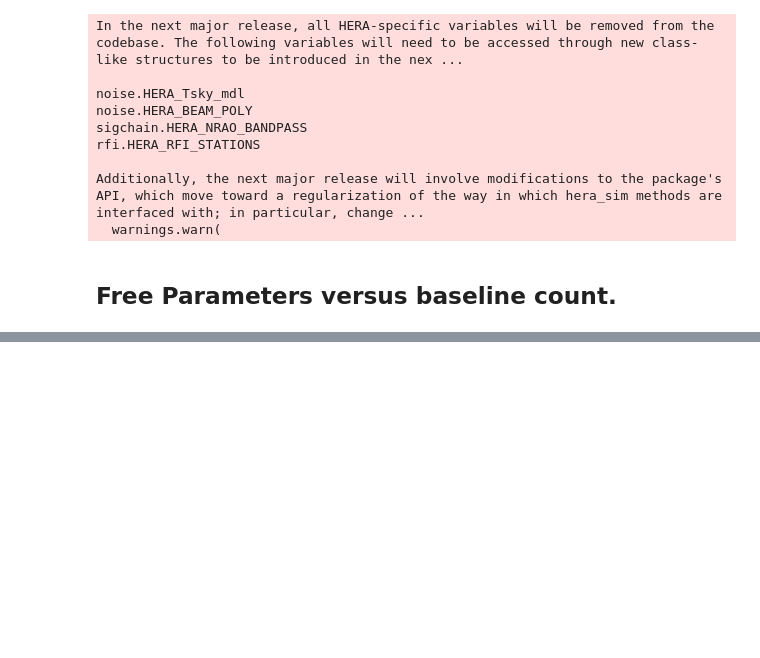
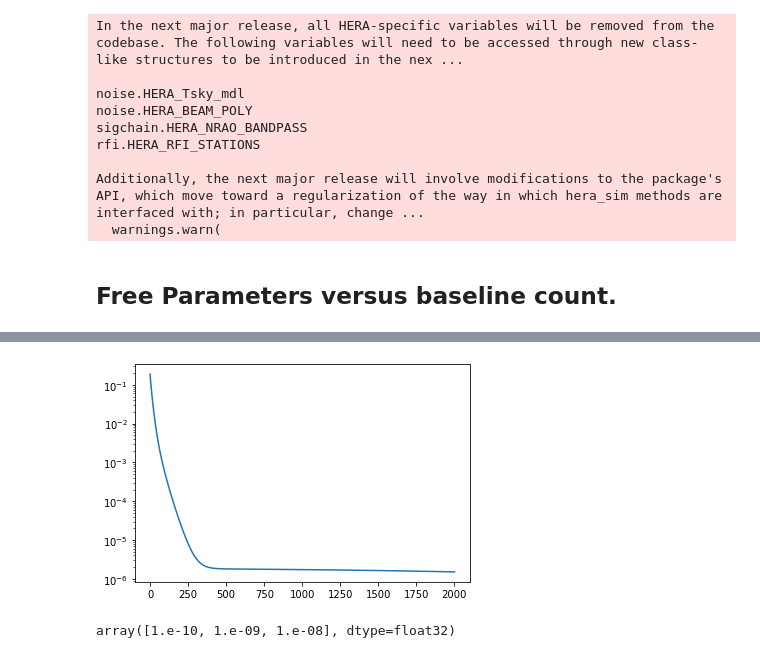
Before and after one commit to aewallwi/aesahaettr, a Jupyter notebook: notebooks/tf_gradient_sandbox.ipynb, the cells around one changed output, grey strips where cells are left out. Drawn from its saved outputs; the diff is of its cells as text; code cells hidden in the pictures; blank space fills up the shorter version.

```diff
--- a/notebooks/tf_gradient_sandbox.ipynb
+++ b/notebooks/tf_gradient_sandbox.ipynb
@@ -184,0 +377,11 @@ fig.set_size_inches(18, 8)
+# %%
+def cal_loss_matrix():
+    grgr = tf.einsum('ik,jk->ijk',gr, gr)
+    gigi = tf.einsum('ik,jk->ijk',gi, gi)
+    grgi = tf.einsum('ik,jk->ijk',gr, gi)
+    gigr = tf.einsum('ik,jk->ijk',gi, gr)
+    vr = tf.reduce_sum(fg_basis * fg_r, axis=3)
+    vi = tf.reduce_sum(fg_basis * fg_i, axis=3)
+    model_r = (grgr + grgi) * vr + (grgi - gigr) * vi
+    model_i = (gigr - grgi) * vr + (grgr + gigi) * vi
+    return tf.reduce_mean(tf.square(dfit_r - model_r) + tf.square(dfit_i - model_i))
@@ -184,0 +393,36 @@ fig.set_size_inches(18, 8)
+# %%
+var_history_real = [foreground_coefficients_real.numpy()]
+var_history_gr = [gr.numpy()]
+var_history_imag = [foreground_coefficients_imag.numpy()]
+var_history_gi = [gi.numpy()]
+opt = tf.optimizers.Adamax(lr=1e-2)
+
+tol = 1e-10
+step = 0
+maxsteps = 2000
+loss_history = [cal_loss_matrix().numpy()]
+opt.minimize(cal_loss_matrix, [fg_r, fg_i, gr, gi])
+delta_loss = np.abs(cal_loss_matrix().numpy() - loss_history[-1])
+
+import tqdm
+for step in tqdm.tqdm(range(maxsteps)):
+    opt.minimize(cal_loss_matrix, [fg_r, fg_i, gr, gi])
+    foreground_coefficients_real_last = foreground_coefficients_real.numpy()
+    var_history_real.append(foreground_coefficients_real.numpy())
+    var_history_imag.append(foreground_coefficients_imag.numpy())
+    var_history_gr.append(gr.numpy())
+    var_history_gi.append(gi.numpy)
+    delta_loss = cal_loss_matrix().numpy() - loss_history[-1]
+    loss_history.append(loss_history[-1] + delta_loss)
+    delta_loss = np.abs(delta_loss)
+    if delta_loss <= tol:
+        break
+# %%
+plt.plot(loss_history)
+plt.yscale('log')
+# %% [output]
+[figure, added]
+# %%
+np.asarray([1e-10, 1e-9, 1e-8]).astype(np.float32)
+# %% [output]
+array([1.e-10, 1.e-09, 1.e-08], dtype=float32)
```
Also changed, not shown: parts of 40 cells of this notebook.
